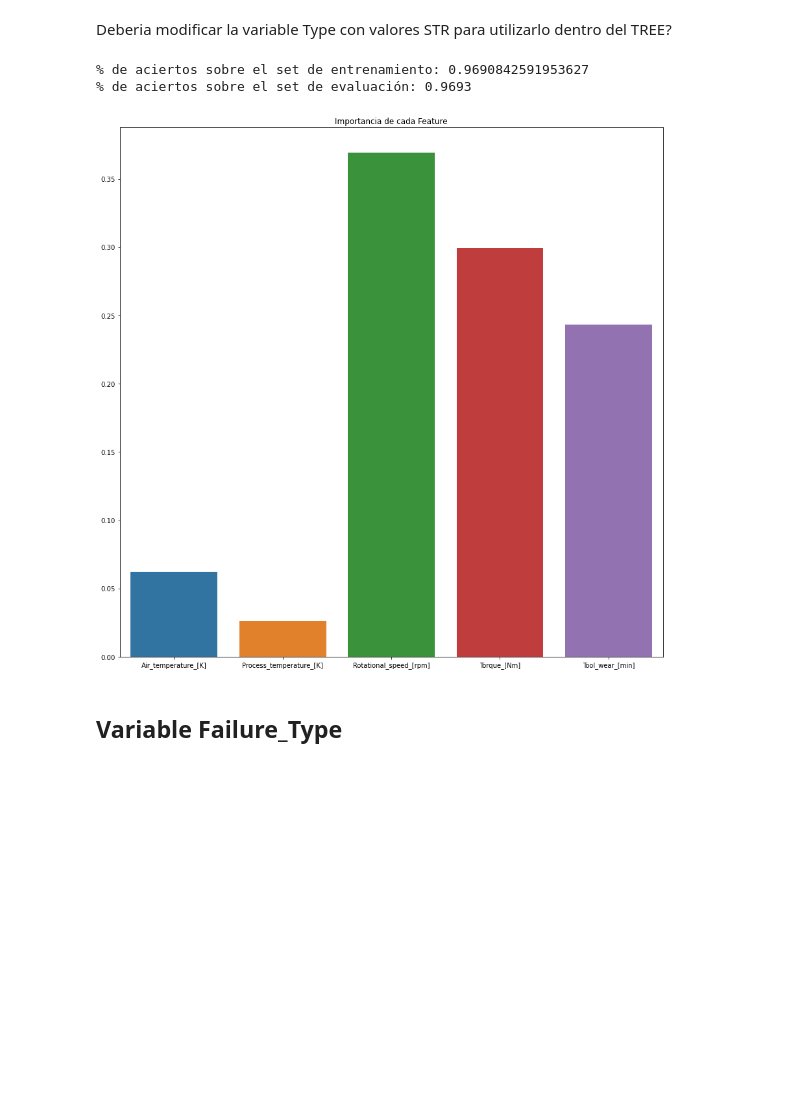
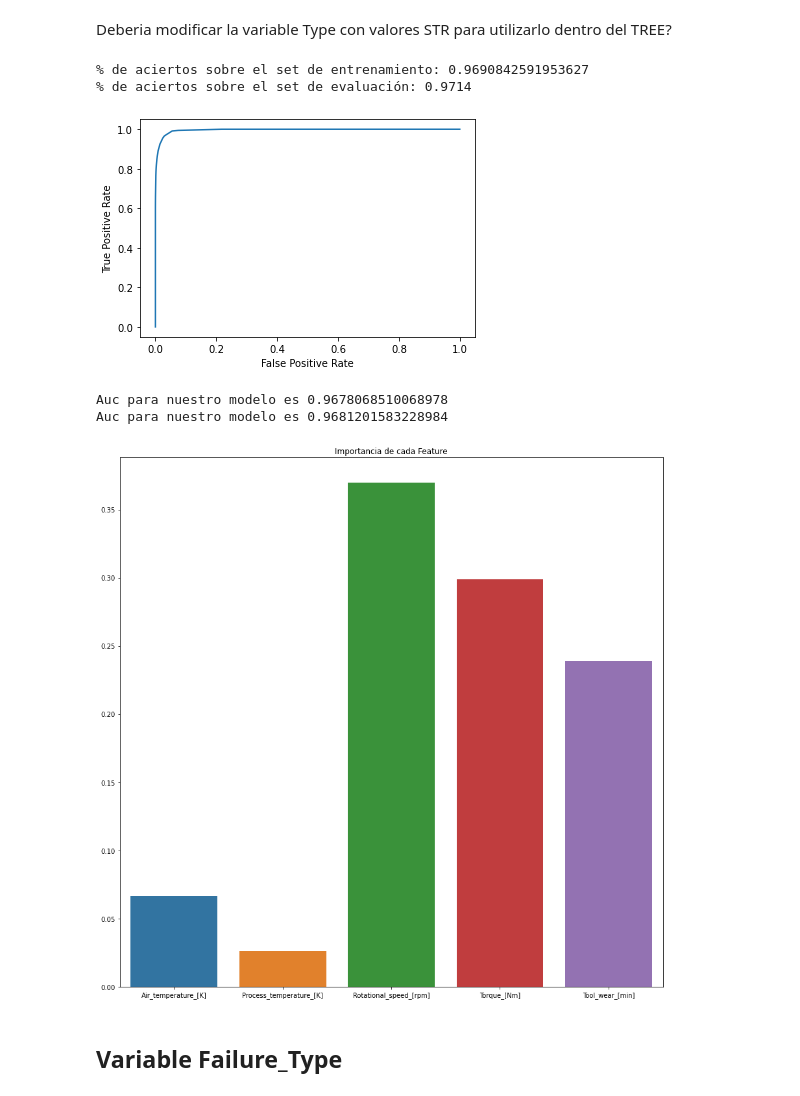
Before and after one commit to maxi879/proyecto_final_coder, a Jupyter notebook: ANALISIS/CLASIFICACION/TREE_IMPLEMENTACION.ipynb, the cells around one changed output. Saved outputs shown, nothing was run; the diff lists cells and outputs as text; code cells hidden in the pictures; blank space fills up the shorter version.

```diff
--- a/ANALISIS/CLASIFICACION/TREE_IMPLEMENTACION.ipynb
+++ b/ANALISIS/CLASIFICACION/TREE_IMPLEMENTACION.ipynb
@@ -97,37 +104,52 @@ Deberia modificar la variable Type con valores STR para utilizarlo dentro del TR
 # %%
                         #####################
                         ## Variable Target ##
                         #####################
 
 X_target_test= df.drop(["Target","Type","Failure_Type"], axis=1)
 y_target_test= df["Target"]
-#Creamos el modelo
+# Creamos el modelo
 tree = DecisionTreeClassifier(max_depth=8, random_state = 42)
-#Entrenamos el algoritmo
+# Entrenamos el algoritmo
 tree.fit(X_ros_Target, y_ros_Target)
 # Prediccion en Train
 y_train_pred = tree.predict(X_ros_Target)
 # Prediccion en Test
 y_test_pred = tree.predict(X_target_test)
 #Calculo el accuracy en Train
 train_accuracy = accuracy_score(y_ros_Target, y_train_pred)
-
 #Calculo el accuracy en Test
 test_accuracy = accuracy_score(y_target_test, y_test_pred)
-
 print('% de aciertos sobre el set de entrenamiento:', train_accuracy)
 print('% de aciertos sobre el set de evaluación:',test_accuracy)
-
+# Graficamos ROC
+y_pred_proba= tree.predict_proba(X_target_test)[::,1]
+fpr, tpr, _= metrics.roc_curve(y_target_test,  y_pred_proba)
+plt.plot(fpr,tpr)
+plt.ylabel('True Positive Rate')
+plt.xlabel('False Positive Rate')
+plt.show()
+# Calculamos AUC
+# TRAIN AUC
+auc= roc_auc_score(y_ros_Target, y_train_pred)
+# TEST AUC
+auc_2= roc_auc_score(y_target_test, y_test_pred)
+print("TRAIN Auc para nuestro modelo es {}". format(auc))
+print("TEST Auc para nuestro modelo es {}". format(auc_2))
+# Peso de las variables
 plt.figure(figsize=(15,15))
 importances = tree.feature_importances_
 columns = X_target_test.columns
 sns.barplot(columns, importances)
 plt.title('Importancia de cada Feature')
 plt.show()
 # %% [output]
 % de aciertos sobre el set de entrenamiento: 0.9690842591953627
-% de aciertos sobre el set de evaluación: 0.9693
+% de aciertos sobre el set de evaluación: 0.9714
-[figure, old version]
+[figure, new version]
+Auc para nuestro modelo es 0.9678068510068978
+Auc para nuestro modelo es 0.9681201583228984
+[figure, added]
 # %% [markdown]
 ## Variable Failure_Type
 # %%
```
Also changed, not shown: parts of 6 cells of this notebook.
